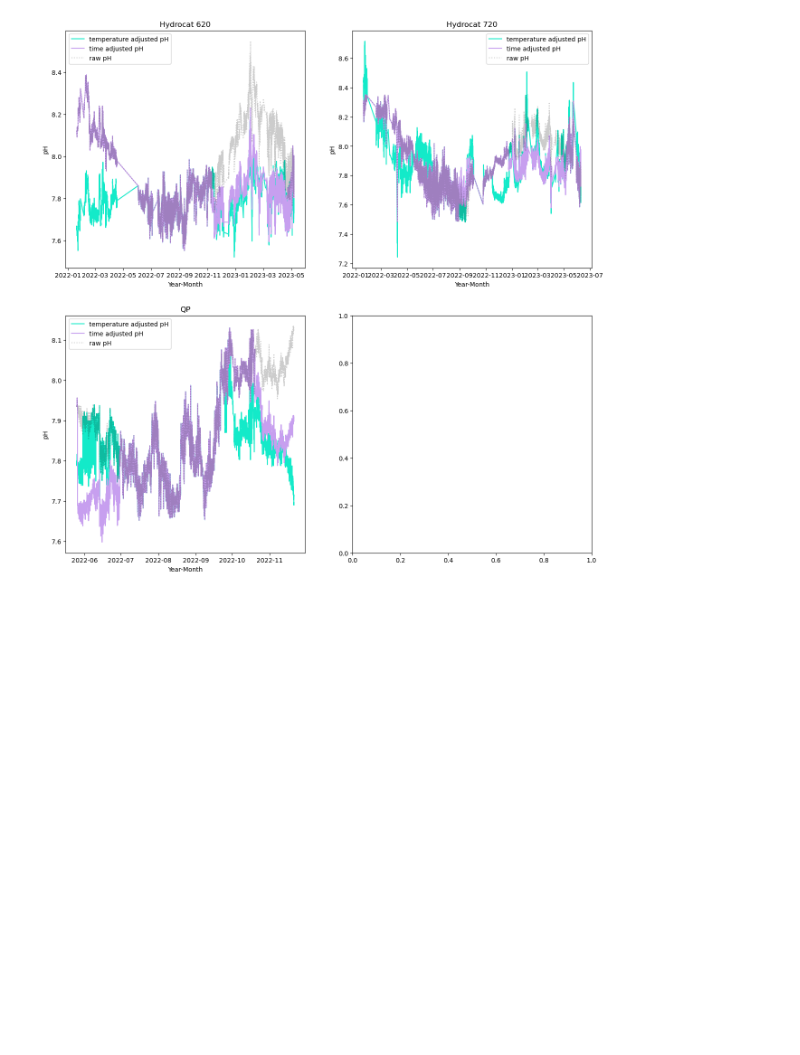
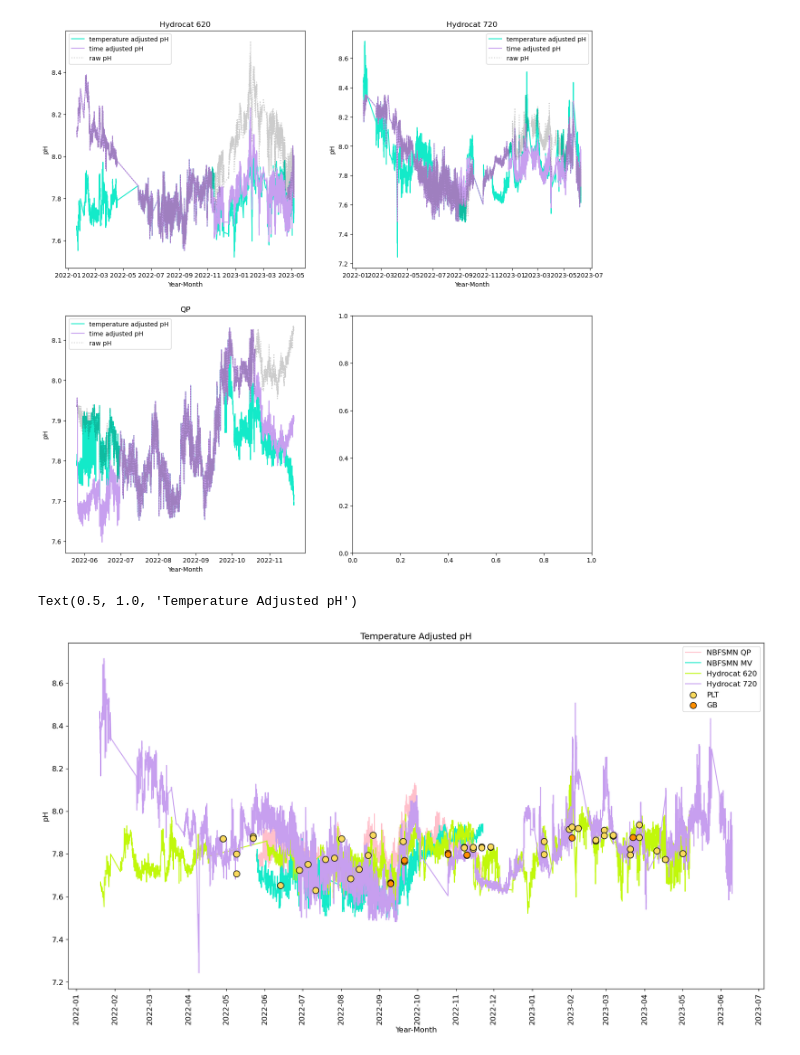
Before and after one commit to abby-baskind/phyto, a Jupyter notebook: QAQC_TimeSeries.ipynb, the cells around one changed output. Saved outputs shown, nothing was run; the diff lists cells and outputs as text; code cells hidden in the pictures; blank space fills up the shorter version.

Commit message:
colormap scatter example

```diff
--- a/QAQC_TimeSeries.ipynb
+++ b/QAQC_TimeSeries.ipynb
@@ -930,7 +930,8 @@ for i in hydrocat620.index:
 for j in hydrocat720.index:
     t = hydrocat720['hydrocatTemperature'][j]
     # if t > 738470 and t < 783650:
-    if t < 24:
+    # if t < 24:
+    if t < 15:
         OFFSET = px720[0] + px720[1] * t + px720[2] * t**2 + px720[3] * t**3
         if np.abs(OFFSET) > 0.1:
             hydrocat720['offset temp'][j] = OFFSET
@@ -1027,3 +1028,33 @@ axarr[2].legend()
 # %% [output]
 <matplotlib.legend.Legend at 0x...>
 [figure]
+# %%
+fig, ax = plt.subplots(figsize = [20,10])
+
+ax.plot(QP['time'],QP['adjusted_ph temp'],
+        color = 'pink', label = 'NBFSMN QP')
+ax.plot(MV['time'],MV['pH total'],
+           color = '#13EAC9', label = 'NBFSMN MV')
+ax.plot(hydrocat620['time'], hydrocat620['adjusted_ph temp'],
+           color = '#C1F80A', label = 'Hydrocat 620')
+ax.plot(hydrocat720['time'],hydrocat720['adjusted_ph temp'],
+           color = '#C79FEF', label = 'Hydrocat 720')
+ax.scatter(labPLT['time'],labPLT['pH'],
+           marker = 'o', s = 100, edgecolors = 'k', facecolors = '#FADA5E', label = 'PLT', zorder = 3)
+ax.scatter(labGB['time'],labGB['pH'],
+           marker = 'o', s = 100, edgecolors = 'k', facecolors = '#FF8F00', label = 'GB', zorder = 3)
+
+
+
+ax.xaxis.set_major_locator(mdates.MonthLocator(interval=1))
+ax.tick_params('x',labelsize = 12, labelrotation = 90)
+ax.tick_params('y',labelsize = 12)
+ax.legend(fontsize = 12)
+ax.set_xlabel('Year-Month', fontsize = 12)
+ax.set_ylabel('pH', fontsize = 12)
+ax.set_title('Temperature Adjusted pH', fontsize = 14)
+
+# fig.savefig('/Users/akbaskind/Documents/Python Scripts/phyto/prelim_pH_literallyeverything.png', bbox_inches='tight')fig, ax = plt.subplots(figsize = [20,10])
+# %% [output]
+Text(0.5, 1.0, 'Temperature Adjusted pH')
+[figure, added]
```
Also changed, not shown: parts of 1 cell of this notebook, 2 other files.
